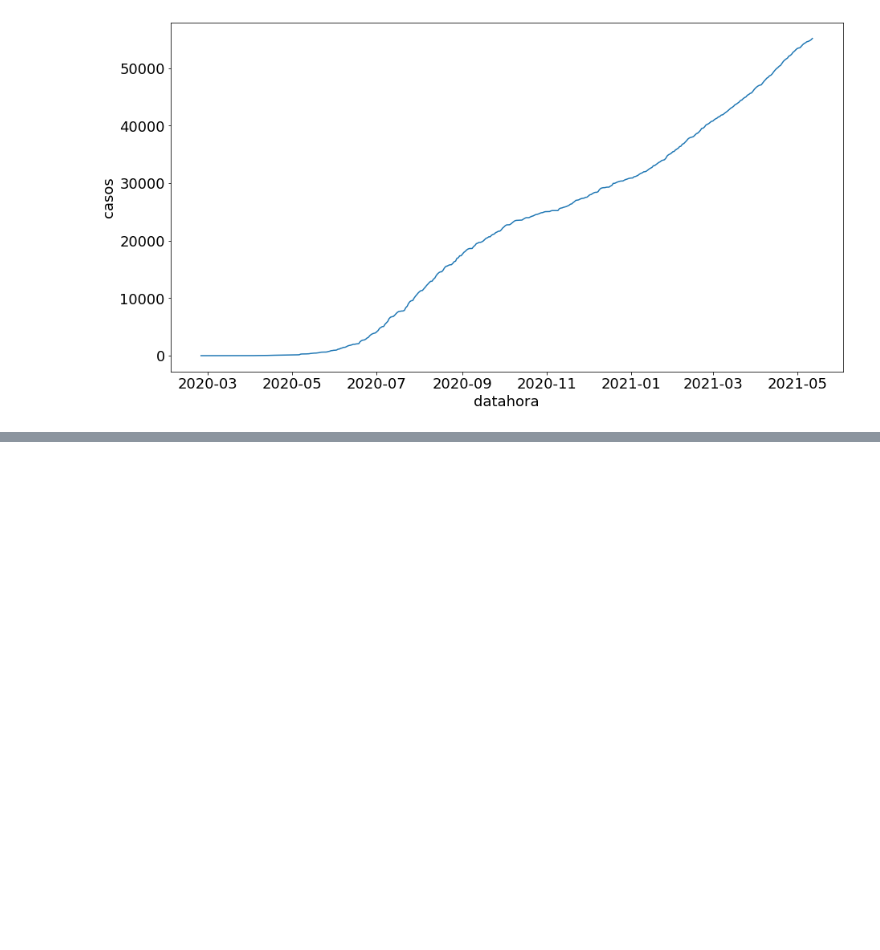
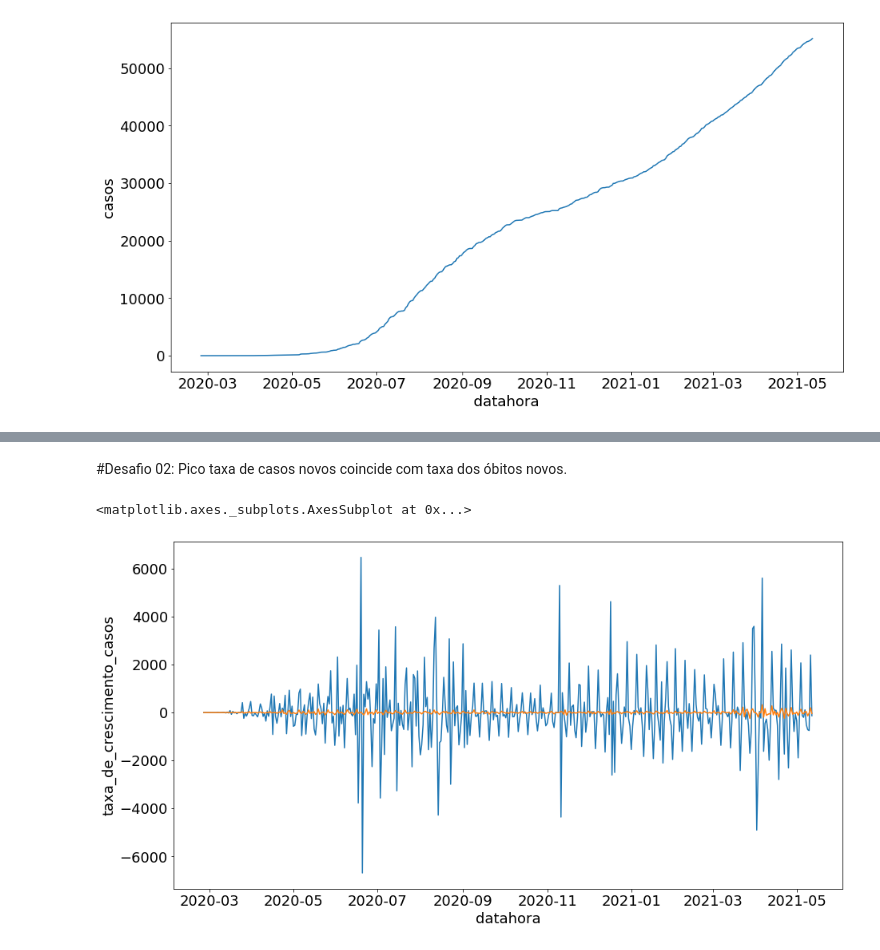
Before and after one commit to laugustovieira/prophet_covid, a Jupyter notebook: Desafio_modulo03_aula01.ipynb, the cells around one changed output, grey strips where cells are left out. Cells and saved outputs as stored; diff of their text form; code cells hidden in the pictures; blank space fills up the shorter version.

Commit message:
desafios 1,2,3,4

```diff
--- a/Desafio_modulo03_aula01.ipynb
+++ b/Desafio_modulo03_aula01.ipynb
@@ -20,3 +21,5 @@ sns.lineplot(x="datahora",y="casos", data = dados)
+# %%
+dados_sp = dados.query("nome_munic == 'São Paulo'")
 # %% [markdown]
 # Escolhe outro município e realizar as consultas
 # %%
@@ -46,0 +52,3 @@ sns.lineplot(x="datahora",y="casos", data = dados_rp2)
+# %%
+dados_sp["taxa_de_crescimento_casos"] = dados_sp["casos_novos"].diff()
+dados_sp["taxa_de_crescimento_obitos"] = dados_sp["obitos_novos"].diff()
@@ -46,0 +65,17 @@ sns.lineplot(x="datahora",y="casos", data = dados_rp2)
+# %%
+#definir um indice
+dados_sp = dados_sp.set_index("nome_munic")
+# %%
+dados_sp["taxa_de_crescimento_casos"] = dados_sp["casos_novos"].diff()
+dados_sp["taxa_de_crescimento_obitos"] = dados_sp["obitos_novos"].diff()
+
+dados_sp["media_movel_casos"] = dados_sp["casos_novos"].rolling(window=7, center=False).mean()
+dados_sp["media_movel_obitos"] = dados_sp["obitos_novos"].rolling(window=7, center=False).mean()
+# %% [markdown]
+#Desafio 02: Pico taxa de casos novos coincide com taxa dos óbitos novos.
+# %%
+sns.lineplot(x='datahora', y='taxa_de_crescimento_casos', data = dados_sp)
+sns.lineplot(x='datahora', y='taxa_de_crescimento_obitos', data = dados_sp)
+# %% [output]
+<matplotlib.axes._subplots.AxesSubplot at 0x...>
+[figure, added]
```
Also changed, not shown: parts of 15 cells of this notebook.
